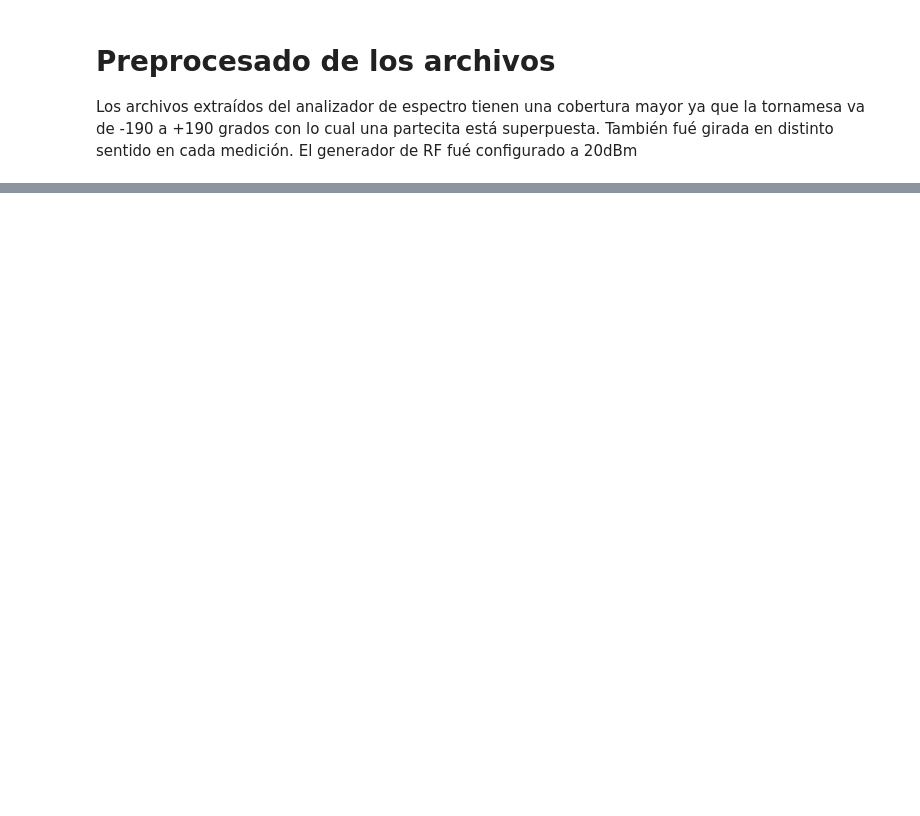
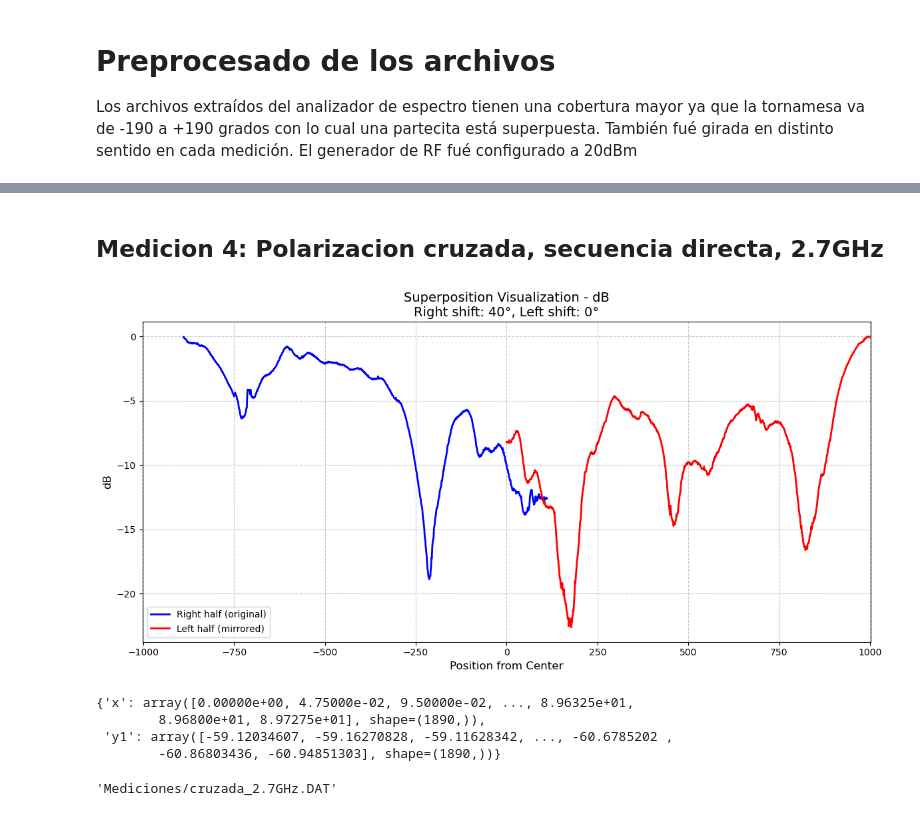
Before and after one commit to SimonAulet/antenas_lab2, a Jupyter notebook: Preprocesado.ipynb, the cells around one changed output, grey strips where cells are left out. Drawn from its saved outputs; the diff is of its cells as text; code cells hidden in the pictures; blank space fills up the shorter version.

```diff
--- a/Preprocesado.ipynb
+++ b/Preprocesado.ipynb
@@ -143,0 +92,13 @@ Voy a superponer dos gráficos para calcular la ganancia
+# %% [markdown]
+## Medicion 4: Polarizacion cruzada, secuencia directa, 2.7GHz
+# %%
+crop_data_4 = medicion_4.plot_superposition(left_shift_deg=0, right_shift_deg=40)
+# %% [output]
+[figure, added]
+# %%
+medicion_4.crop_data(**crop_data_4)
+# %% [output]
+{'x': array([0.00000e+00, 4.75000e-02, 9.50000e-02, ..., 8.96325e+01,
+        8.96800e+01, 8.97275e+01], shape=(1890,)),
+ 'y1': array([-59.12034607, -59.16270828, -59.11628342, ..., -60.6785202 ,
+        -60.86803436, -60.94851303], shape=(1890,))}
@@ -143,0 +107,4 @@ Voy a superponer dos gráficos para calcular la ganancia
+# %%
+medicion_4.save_processed_data(output_dir='Mediciones/')
+# %% [output]
+'Mediciones/cruzada_2.7GHz.DAT'
```
Also changed, not shown: parts of 54 cells of this notebook, 8 other files.
